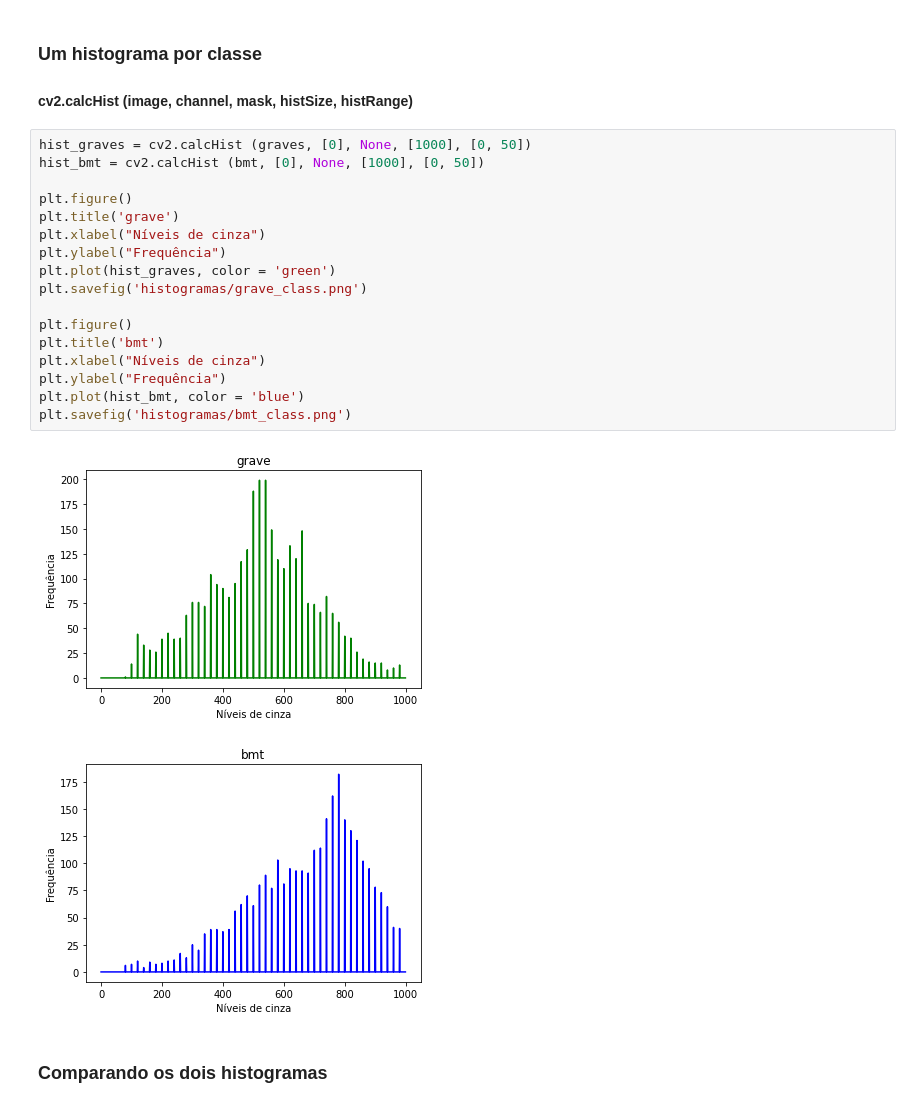
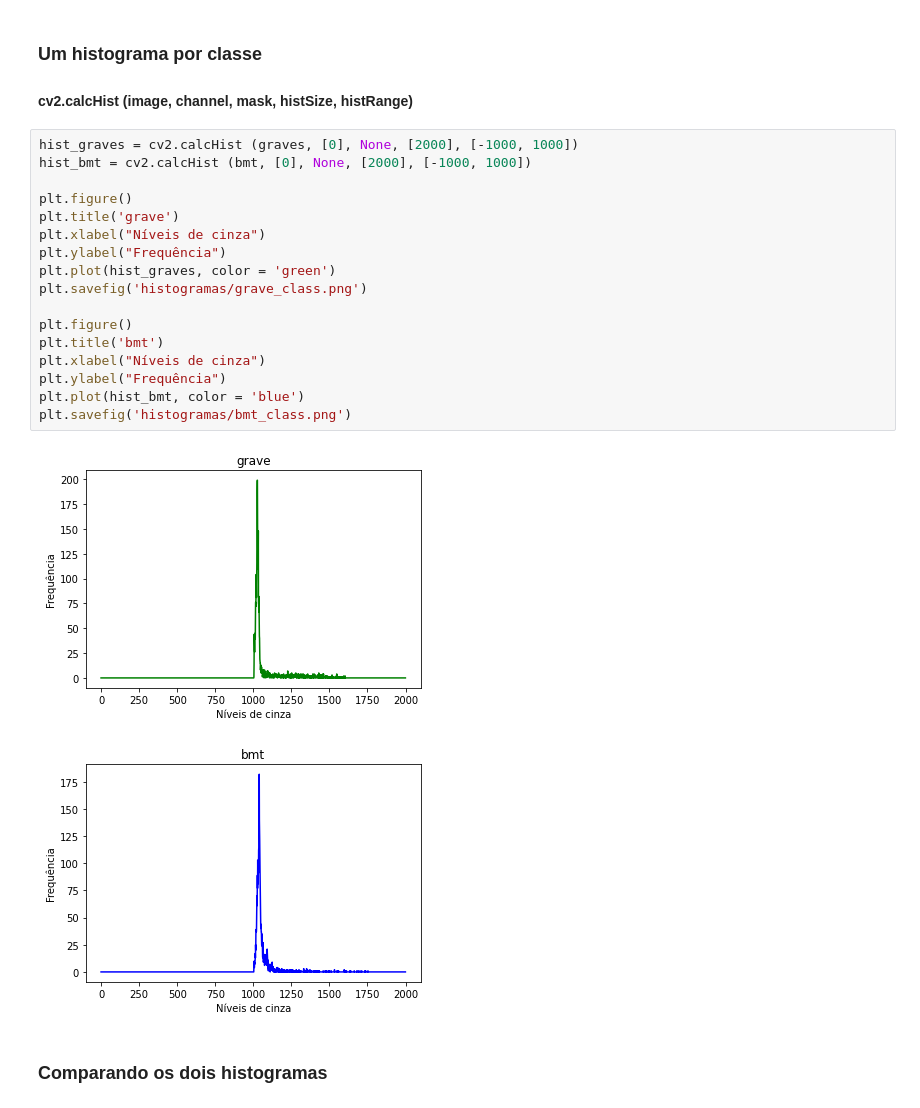
Before and after one commit to Eloiza/MedicalImageProcessing, a Jupyter notebook: trabalho-final.ipynb, the cells around one changed output. Saved outputs shown, nothing was run; the diff lists cells and outputs as text.

```diff
--- a/trabalho-final.ipynb
+++ b/trabalho-final.ipynb
@@ -119,25 +119,25 @@ for index, image in enumerate(bmt):
 ### Um histograma por classe
 #### cv2.calcHist (image, channel, mask, histSize, histRange)
 # %%
-hist_graves = cv2.calcHist (graves, [0], None, [1000], [0, 50])
-hist_bmt = cv2.calcHist (bmt, [0], None, [1000], [0, 50])
+hist_graves = cv2.calcHist (graves, [0], None, [2000], [-1000, 1000])
+hist_bmt = cv2.calcHist (bmt, [0], None, [2000], [-1000, 1000])
 
 plt.figure()
 plt.title('grave')
 plt.xlabel("Níveis de cinza")
 plt.ylabel("Frequência")
 plt.plot(hist_graves, color = 'green')
 plt.savefig('histogramas/grave_class.png')
 
 plt.figure()
 plt.title('bmt')
 plt.xlabel("Níveis de cinza")
 plt.ylabel("Frequência")
 plt.plot(hist_bmt, color = 'blue')
 plt.savefig('histogramas/bmt_class.png')
 # %% [output]
-[figure, old version]
+[figure, new version]
-[figure, old version]
+[figure, new version]
 # %% [markdown]
 ### Comparando os dois histogramas
 # %%
```
Also changed, not shown: parts of 10 cells of this notebook, 2 other files.
